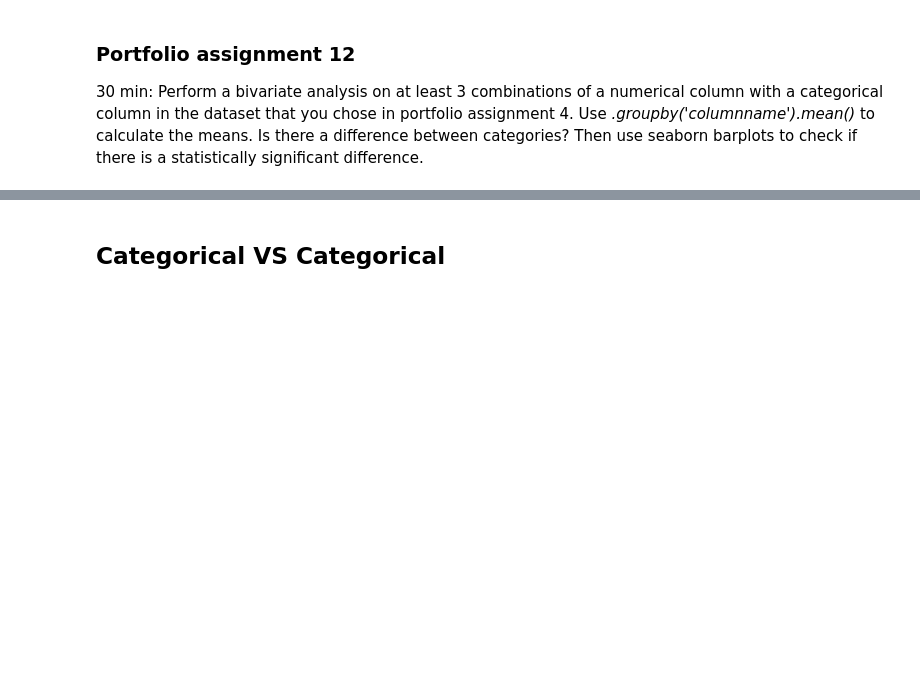
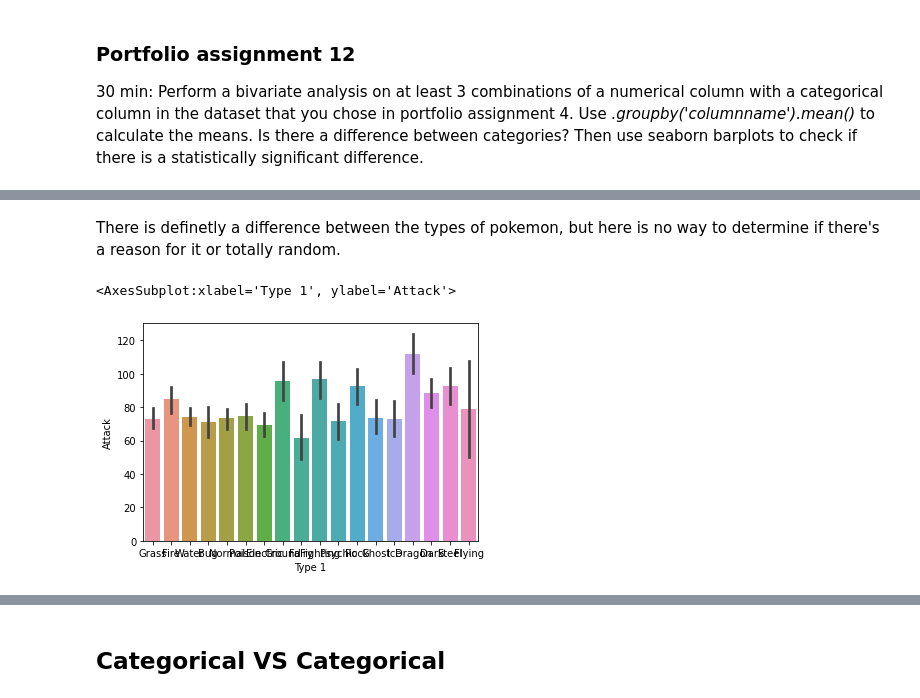
Before and after one commit to NoahKeijzer/DataSciencePortfolio, a Jupyter notebook: Bivariate analysis.ipynb, the cells around one changed output, grey strips where cells are left out. Cells and saved outputs as stored; diff of their text form; code cells hidden in the pictures; blank space fills up the shorter version.

```diff
--- a/Bivariate analysis.ipynb
+++ b/Bivariate analysis.ipynb
@@ -347,3 +351,6 @@ sns.barplot(y="body_mass_g", x="island", data=penguins)
 30 min: Perform a bivariate analysis on at least 3 combinations of a numerical column with a categorical column in the dataset that you chose in portfolio assignment 4. Use <em>.groupby('columnname').mean()</em> to calculate the means. Is there a difference between categories? Then use seaborn barplots to check if there is a statistically significant difference.
 # %% [markdown]
 ![](https://i.imgur.com/0v1CGNV.png)
+# %%
+pokemons = pd.read_csv('Pokemon.csv')
+pokemons.drop(['#','Total', 'Legendary' , 'Generation'], axis=1).groupby('Type 1').mean()
@@ -349,0 +376,7 @@ sns.barplot(y="body_mass_g", x="island", data=penguins)
+# %% [markdown]
+There is definetly a difference between the types of pokemon, but here is no way to determine if there's a reason for it or totally random.
+# %%
+sns.barplot(y="Attack", x="Type 1", data=pokemons)
+# %% [output]
+<AxesSubplot:xlabel='Type 1', ylabel='Attack'>
+[figure, added]
```
Also changed, not shown: parts of 26 cells of this notebook, 1 other file.
